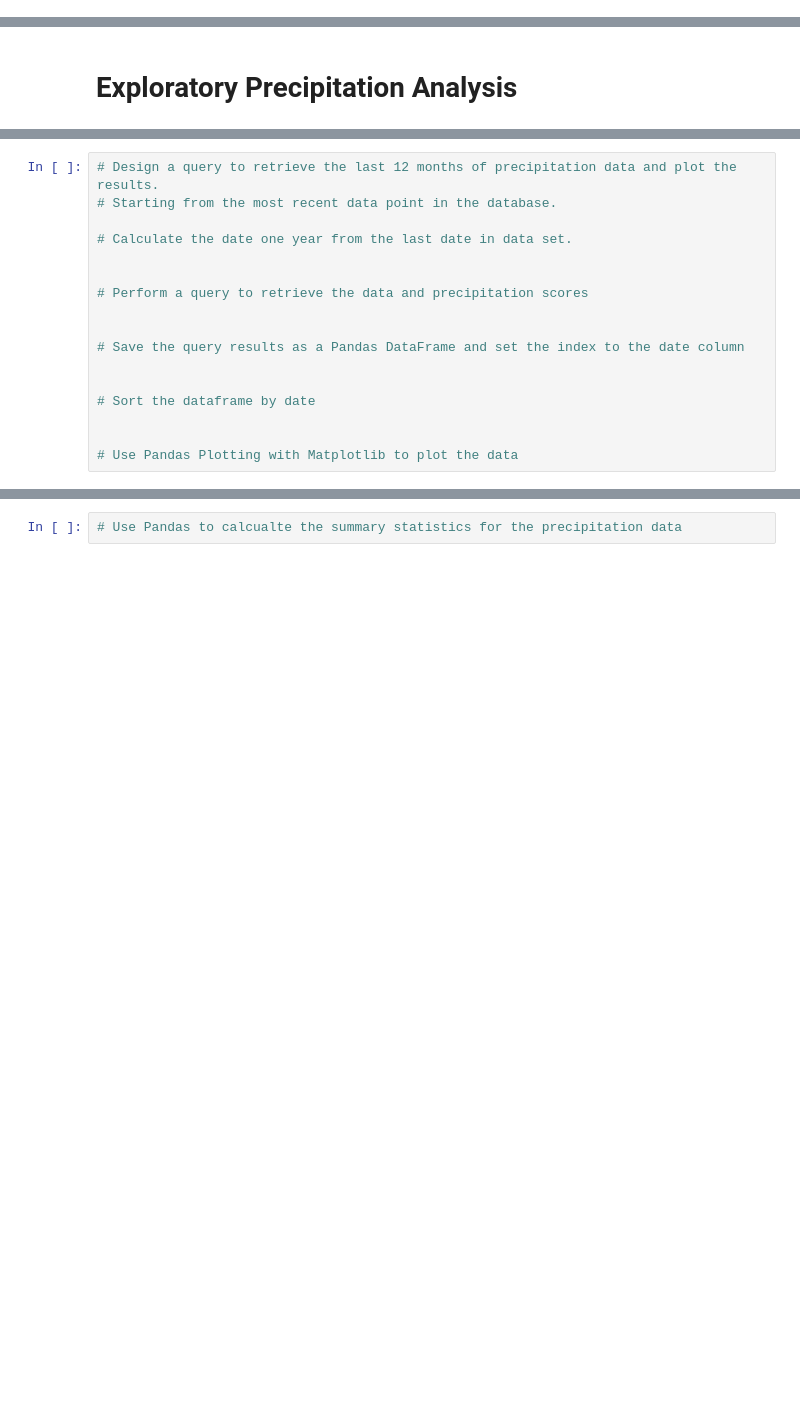
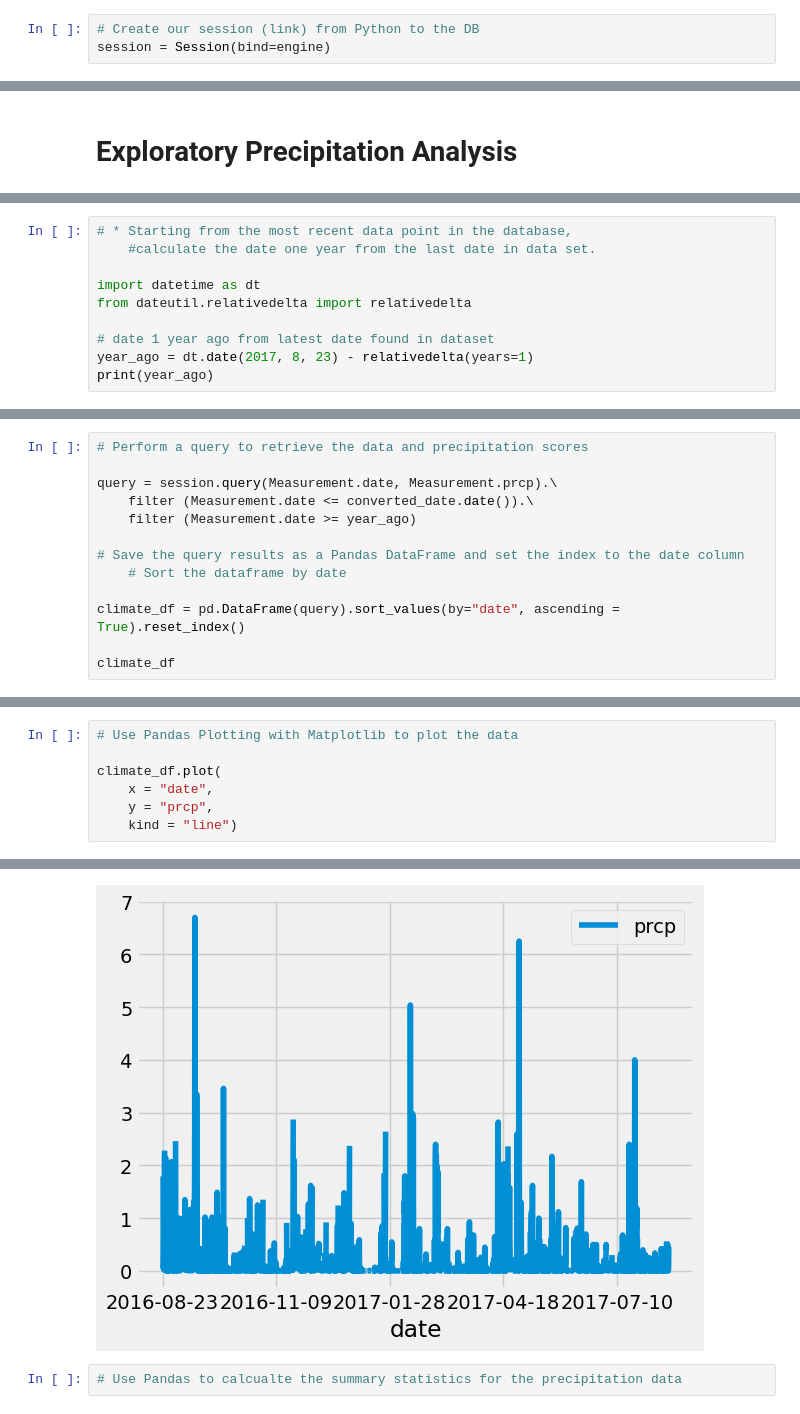
Before and after one commit to Jhernie/sql_alchemy, a Jupyter notebook: evangelista_climate_starter.ipynb, the cells around one changed output, grey strips where cells are left out. Cells and saved outputs as stored; diff of their text form; blank space fills up the shorter version.

```diff
--- a/evangelista_climate_starter.ipynb
+++ b/evangelista_climate_starter.ipynb
@@ -46,2 +46,5 @@ AttributeError: 'function' object has no attribute 'classes'
+# %%
+# Create our session (link) from Python to the DB
+session = Session(bind=engine)
 # %%
 # Save references to each table
@@ -67,0 +132,10 @@ AttributeError: 'function' object has no attribute 'classes'
+# %%
+# * Starting from the most recent data point in the database,
+    #calculate the date one year from the last date in data set.
+
+import datetime as dt
+from dateutil.relativedelta import relativedelta
+
+# date 1 year ago from latest date found in dataset
+year_ago = dt.date(2017, 8, 23) - relativedelta(years=1)
+print(year_ago)
@@ -68,17 +144,13 @@ AttributeError: 'function' object has no attribute 'classes'
 # %%
-# Design a query to retrieve the last 12 months of precipitation data and plot the results.
-# Starting from the most recent data point in the database.
-
-# Calculate the date one year from the last date in data set.
-
-
 # Perform a query to retrieve the data and precipitation scores
 
+query = session.query(Measurement.date, Measurement.prcp).\
+    filter (Measurement.date <= converted_date.date()).\
+    filter (Measurement.date >= year_ago)
 
 # Save the query results as a Pandas DataFrame and set the index to the date column
+    # Sort the dataframe by date
 
+climate_df = pd.DataFrame(query).sort_values(by="date", ascending = True).reset_index()
 
-# Sort the dataframe by date
-
-
-# Use Pandas Plotting with Matplotlib to plot the data
+climate_df
@@ -84,0 +171,8 @@ AttributeError: 'function' object has no attribute 'classes'
+# %%
+# Use Pandas Plotting with Matplotlib to plot the data
+
+climate_df.plot(
+    x = "date",
+    y = "prcp",
+    kind = "line")
+# %% [output]
@@ -85,3 +180,4 @@ AttributeError: 'function' object has no attribute 'classes'
+[figure, added]
 # %%
 # Use Pandas to calcualte the summary statistics for the precipitation data
 # %% [markdown]
```
Also changed, not shown: parts of 15 cells of this notebook.
